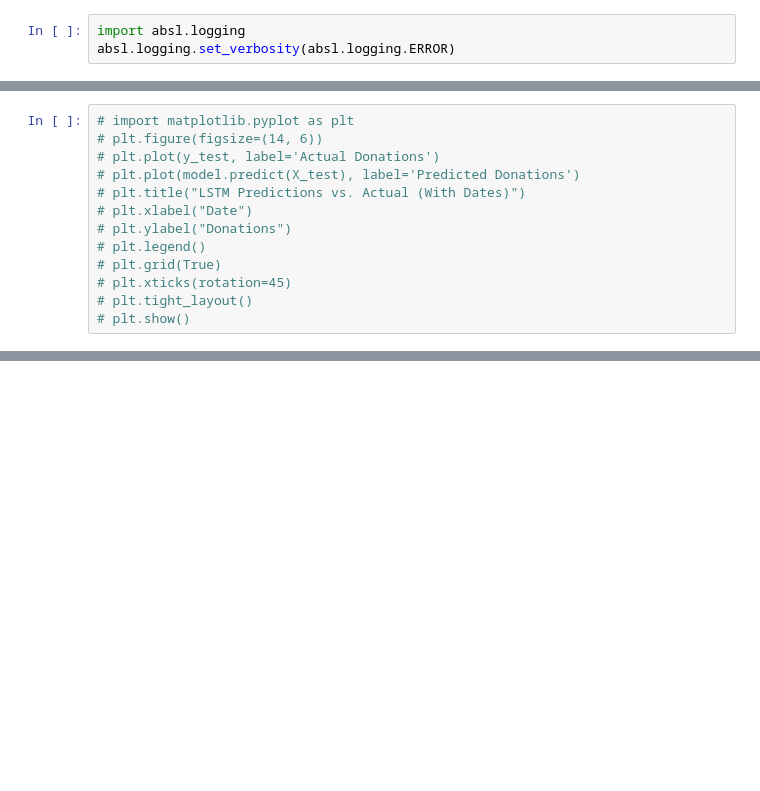
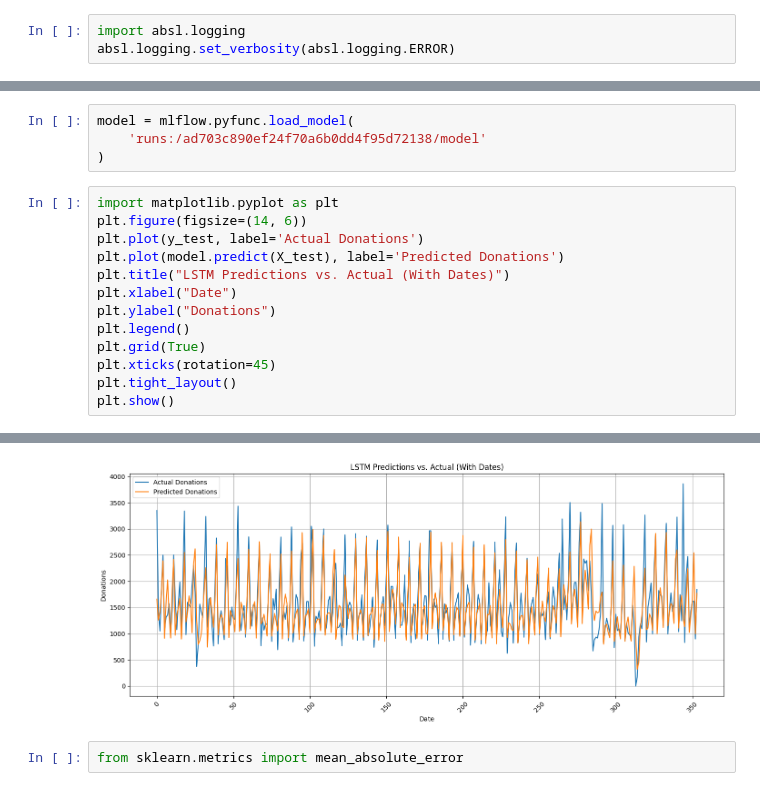
Before and after one commit to jasperschroeder/MalaysiaBloodDonations, a Jupyter notebook: 2_Model_Building.ipynb, the cells around one changed output, grey strips where cells are left out. Saved outputs shown, nothing was run; the diff lists cells and outputs as text; blank space fills up the shorter version.

Commit message:
adding additional mlflow runs

```diff
--- a/2_Model_Building.ipynb
+++ b/2_Model_Building.ipynb
@@ -130,13 +183,18 @@ KeyboardInterrupt:
+# %%
+model = mlflow.pyfunc.load_model(
+    'runs:/ad703c890ef24f70a6b0dd4f95d72138/model'
+)
 # %%
-# import matplotlib.pyplot as plt
-# plt.figure(figsize=(14, 6))
-# plt.plot(y_test, label='Actual Donations')
-# plt.plot(model.predict(X_test), label='Predicted Donations')
-# plt.title("LSTM Predictions vs. Actual (With Dates)")
-# plt.xlabel("Date")
-# plt.ylabel("Donations")
-# plt.legend()
-# plt.grid(True)
-# plt.xticks(rotation=45)
-# plt.tight_layout()
-# plt.show()
+import matplotlib.pyplot as plt
+plt.figure(figsize=(14, 6))
+plt.plot(y_test, label='Actual Donations')
+plt.plot(model.predict(X_test), label='Predicted Donations')
+plt.title("LSTM Predictions vs. Actual (With Dates)")
+plt.xlabel("Date")
+plt.ylabel("Donations")
+plt.legend()
+plt.grid(True)
+plt.xticks(rotation=45)
+plt.tight_layout()
+plt.show()
+# %% [output]
@@ -142,0 +202,3 @@ KeyboardInterrupt:
+[figure, added]
+# %%
+from sklearn.metrics import mean_absolute_error
```
Also changed, not shown: parts of 5 cells of this notebook.
